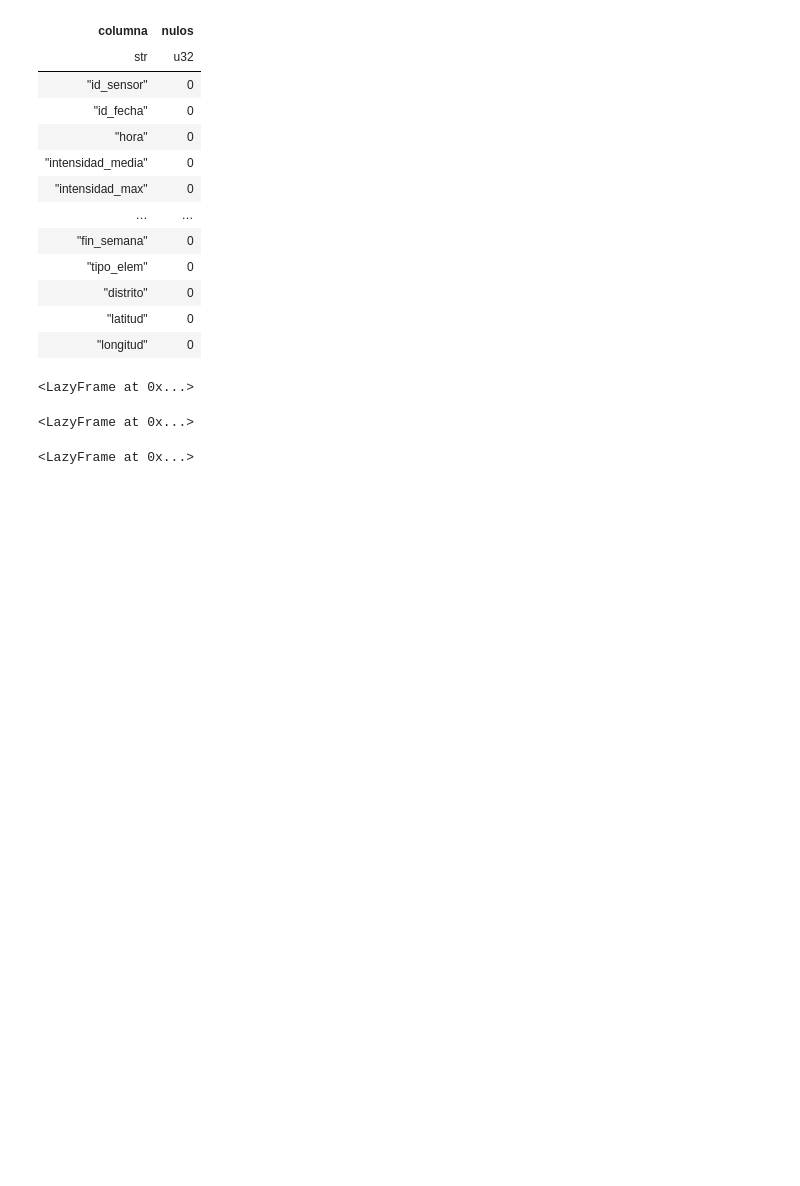
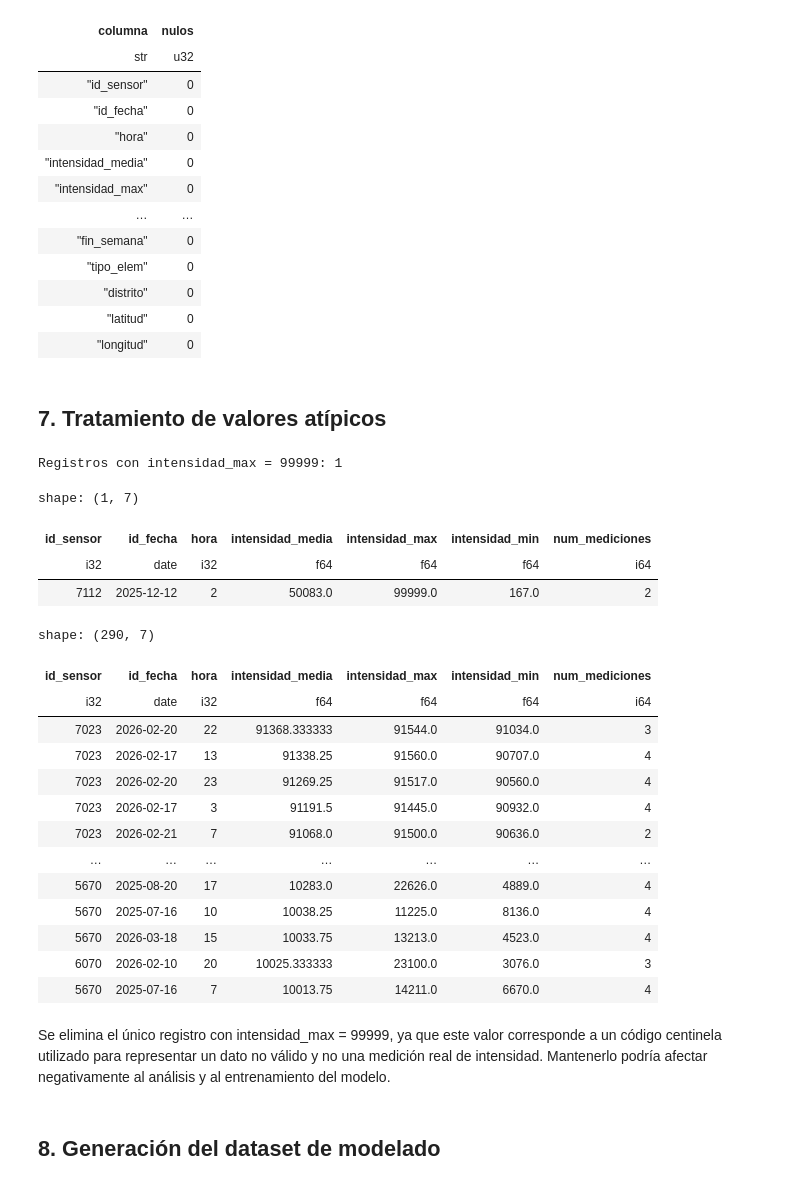
Before and after one commit to Bootcamp-DA-P2/Inteligencia-de-movilidad-urbana-de-Madrid, a Jupyter notebook: notebooks/01_preparacion_datos.ipynb, the cells around one changed output. Cells and saved outputs as stored; diff of their text form; code cells hidden in the pictures; blank space fills up the shorter version.

```diff
--- a/notebooks/01_preparacion_datos.ipynb
+++ b/notebooks/01_preparacion_datos.ipynb
@@ -327,17 +307,18 @@ shape: (24, 2)
 | "distrito" | 0 |
 | "latitud" | 0 |
 | "longitud" | 0 |
+# %% [markdown]
+## 7. Tratamiento de valores atípicos
 # %%
 # Comprobar si existen registros con el valor 99999
-
-df.filter(
-    pl.col("intensidad_max") == 99999
-).select(pl.len())
+print(
+    f"Registros con intensidad_max = 99999: "
+    f"{df.filter(pl.col('intensidad_max') == 99999).select(pl.len()).collect().item()}"
+)
 # %% [output]
-<LazyFrame at 0x...>
+Registros con intensidad_max = 99999: 1
 # %%
 # Inspeccionar el registro antes de eliminarlo
-
 df.filter(
     pl.col("intensidad_max") == 99999
 ).select([
@@ -348,27 +329,42 @@ df.filter(
     "intensidad_max",
     "intensidad_min",
     "num_mediciones"
-])
+]).collect()
 # %% [output]
-<LazyFrame at 0x...>
+shape: (1, 7)
+| id_sensor | id_fecha | hora | intensidad_media | intensidad_max | intensidad_min | num_mediciones |
+| i32 | date | i32 | f64 | f64 | f64 | i64 |
+| 7112 | 2025-12-12 | 2 | 50083.0 | 99999.0 | 167.0 | 2 |
 # %%
 # Analizar las intensidades más elevadas del conjunto de datos
-
 df.filter(
     pl.col("intensidad_media") > 10000
 ).select([
     "id_sensor",
     "id_fecha",
     "hora",
     "intensidad_media",
     "intensidad_max",
     "intensidad_min",
     "num_mediciones"
 ]).sort(
     "intensidad_media",
     descending=True
-)
+).collect()
 # %% [output]
-<LazyFrame at 0x...>
+shape: (290, 7)
+| id_sensor | id_fecha | hora | intensidad_media | intensidad_max | intensidad_min | num_mediciones |
+| i32 | date | i32 | f64 | f64 | f64 | i64 |
+| 7023 | 2026-02-20 | 22 | 91368.333333 | 91544.0 | 91034.0 | 3 |
+| 7023 | 2026-02-17 | 13 | 91338.25 | 91560.0 | 90707.0 | 4 |
+| 7023 | 2026-02-20 | 23 | 91269.25 | 91517.0 | 90560.0 | 4 |
+| 7023 | 2026-02-17 | 3 | 91191.5 | 91445.0 | 90932.0 | 4 |
+| 7023 | 2026-02-21 | 7 | 91068.0 | 91500.0 | 90636.0 | 2 |
+| … | … | … | … | … | … | … |
+| 5670 | 2025-08-20 | 17 | 10283.0 | 22626.0 | 4889.0 | 4 |
+| 5670 | 2025-07-16 | 10 | 10038.25 | 11225.0 | 8136.0 | 4 |
+| 5670 | 2026-03-18 | 15 | 10033.75 | 13213.0 | 4523.0 | 4 |
+| 6070 | 2026-02-10 | 20 | 10025.333333 | 23100.0 | 3076.0 | 3 |
+| 5670 | 2025-07-16 | 7 | 10013.75 | 14211.0 | 6670.0 | 4 |
 # %%
 # Eliminar únicamente el registro con el valor centinela 99999
@@ -381 +374,5 @@ df = df.filter(
+# %% [markdown]
+Se elimina el único registro con intensidad_max = 99999, ya que este valor corresponde a un código centinela utilizado para representar un dato no válido y no una medición real de intensidad. Mantenerlo podría afectar negativamente al análisis y al entrenamiento del modelo.
+# %% [markdown]
+## 8. Generación del dataset de modelado
 # %%
```
Also changed, not shown: parts of 39 cells of this notebook.
